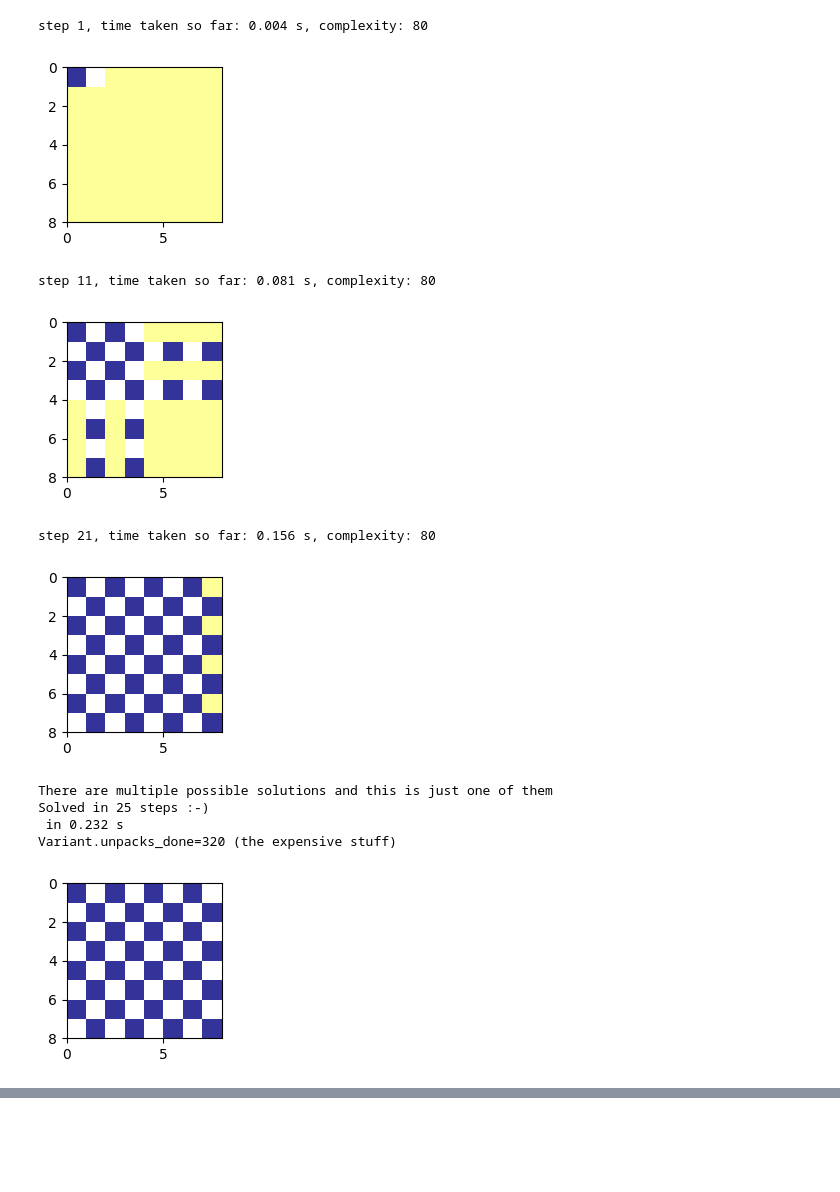
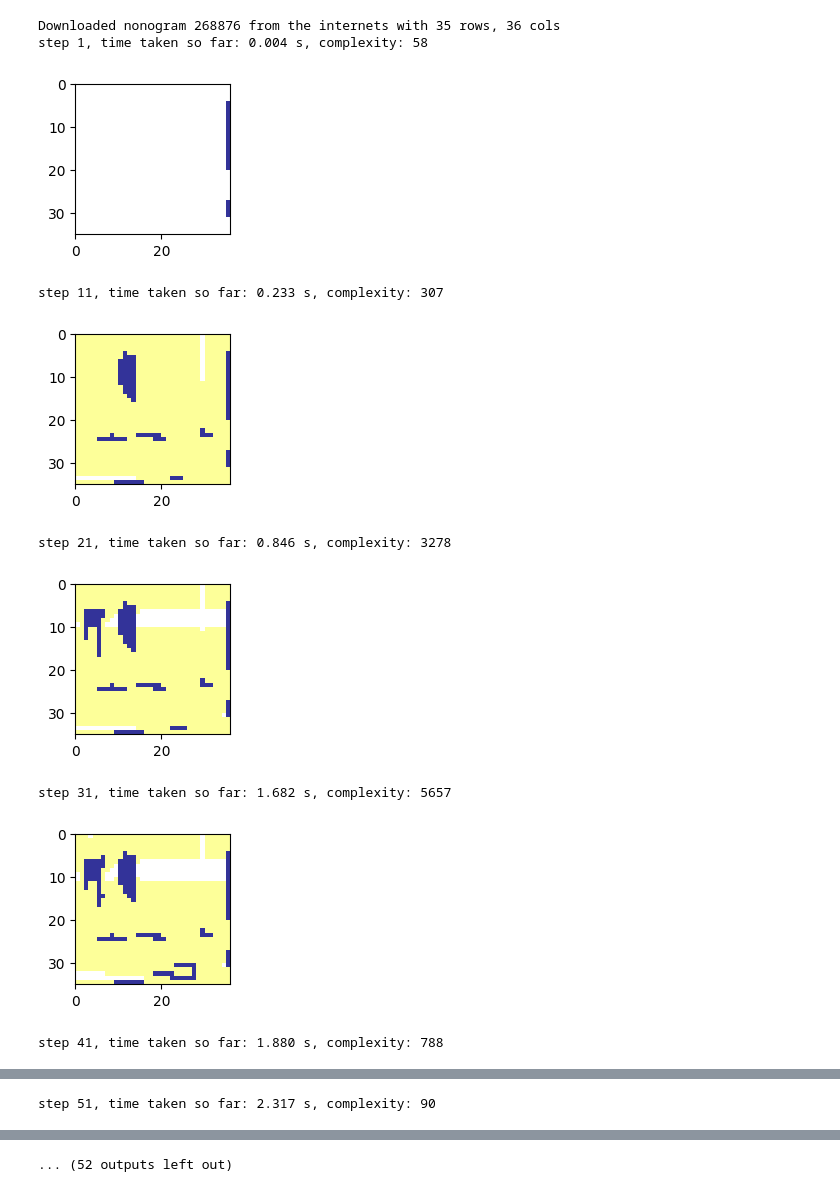
Before and after one commit to DeirhX/griddler, a Jupyter notebook: Griddler.ipynb, the cells around one changed output, grey strips where cells are left out. Drawn from its saved outputs; the diff is of its cells as text; code cells hidden in the pictures; blank space fills up the shorter version.

```diff
--- a/Griddler.ipynb
+++ b/Griddler.ipynb
@@ -281,48 +281,48 @@ def get_test_puzzle(file):
     return rows, cols
 # %%
 # Load our next puzzle
-rows, cols = get_test_puzzle('gridler.multisolve.json.txt')
-# rows, cols = get_actual_puzzle(268876)
+# rows, cols = get_test_puzzle('gridler.multisolve.json.txt')
+rows, cols = get_actual_puzzle(268876)
 
 srows = [Seq(row) for row in rows]
 scols = [Seq(col) for col in cols]
 field = Field(srows, scols)
 
 prev = start
 step = 0
 debug_level = 0
 Variant.unpacks_done = 0
 start = time.perf_counter()
 
 # Fire the solver
 for advanced in field.solve_step():
     step += 1
     if step % 10 == 1:
         print(f'step {step}, time taken so far: {time.perf_counter() - start:.3f} s, complexity: {field.last_complexity()}')
         field.visualize()
     prev = time.perf_counter()
     if not advanced:
         break
 
 if not field.is_solved():
-    print("No possible solutions :-(")
-        if field.more_solutions: print(f"There are multiple possible solutions and this is just one of them")
-print(f"Solved in {step} steps :-)") if field.is_solved() else print("Unsolved :-(")
-print(f" in {time.perf_counter() - start:.3f} s")
+    print("No possible solutions :-(  (or just can't solve them :)")
+else:
+    print(f"Solved in {step} steps :-)")
+    if field.more_solutions: print(f"There are multiple possible solutions and this is just one of them")
+print(f" took {time.perf_counter() - start:.3f} s")
 print(f"{Variant.unpacks_done=} (the expensive stuff)")
 field.visualize()
 
 # Current state:
 #  Still No branching support
 # %% [output]
-step 1, time taken so far: 0.004 s, complexity: 80
+Downloaded nonogram 268876 from the internets with 35 rows, 36 cols
+step 1, time taken so far: 0.004 s, complexity: 58
-[figure, old version]
+[figure, new version]
-step 11, time taken so far: 0.081 s, complexity: 80
+step 11, time taken so far: 0.233 s, complexity: 307
-[figure, old version]
+[figure, new version]
-step 21, time taken so far: 0.156 s, complexity: 80
+step 21, time taken so far: 0.846 s, complexity: 3278
-[figure, old version]
+[figure, new version]
-There are multiple possible solutions and this is just one of them
-Solved in 25 steps :-)
- in 0.232 s
-Variant.unpacks_done=320 (the expensive stuff)
+step 31, time taken so far: 1.682 s, complexity: 5657
-[figure, old version]
+[figure, new version]
+step 41, time taken so far: 1.880 s, complexity: 788
@@ -328,0 +330 @@ Variant.unpacks_done=320 (the expensive stuff)
+step 51, time taken so far: 2.317 s, complexity: 90
@@ -328,0 +332 @@ Variant.unpacks_done=320 (the expensive stuff)
+... (52 outputs left out)
```
Also changed, not shown: parts of 1 cell of this notebook.
